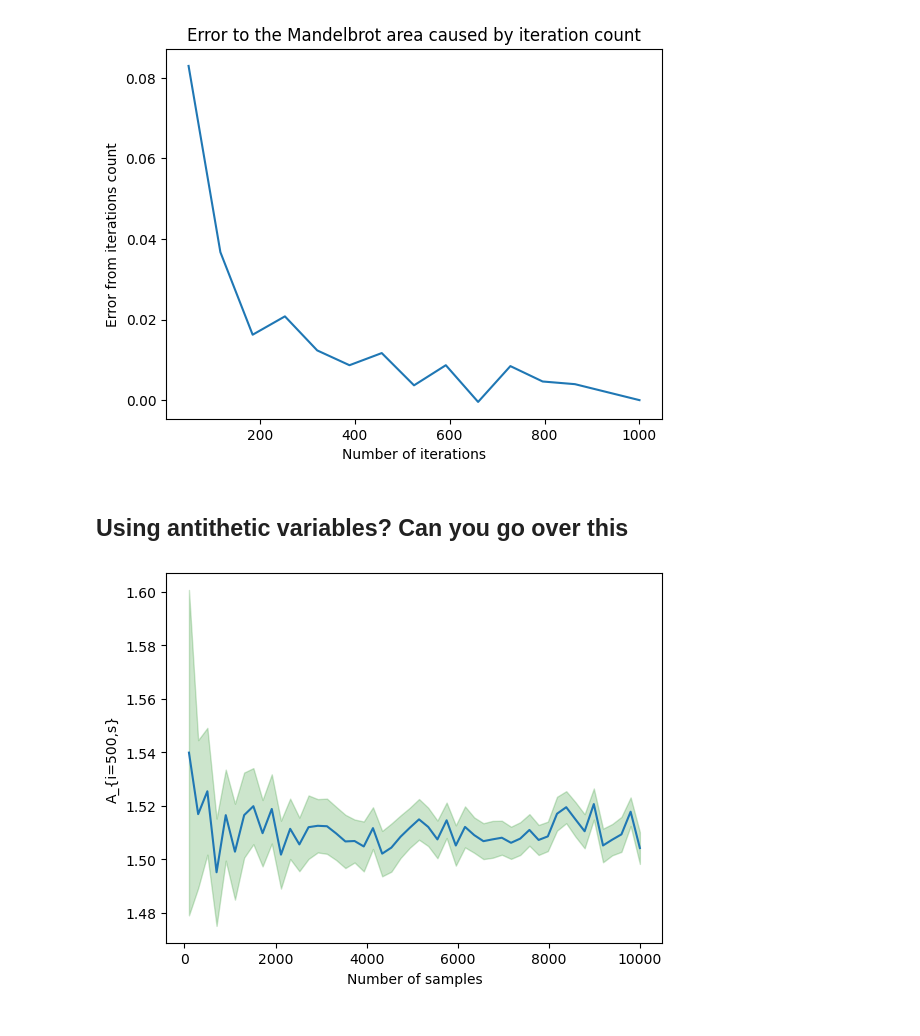
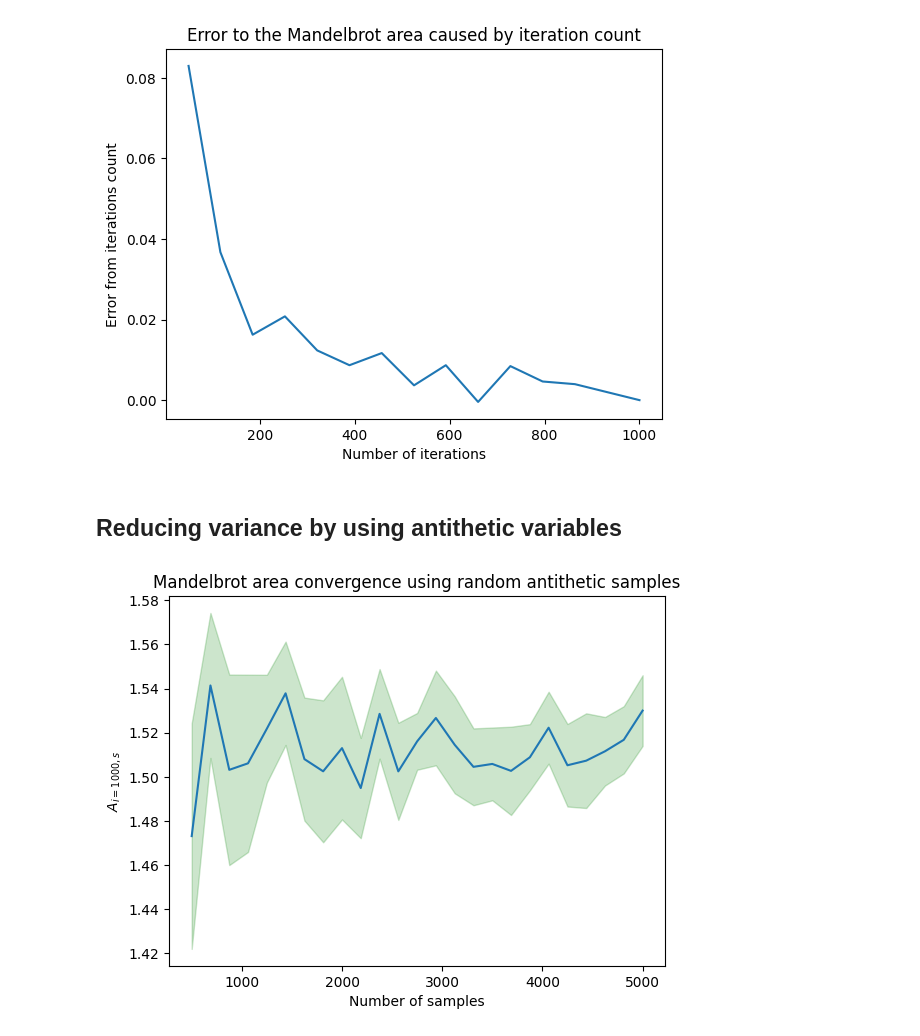
Before and after one commit to LodeVermeulen/stochastic-simulation, a Jupyter notebook: Homework 1/homework1.ipynb, the cells around one changed output. Cells and saved outputs as stored; diff of their text form; code cells hidden in the pictures.

Commit message:
Refactor antithetic samples

```diff
--- a/Homework 1/homework1.ipynb
+++ b/Homework 1/homework1.ipynb
@@ -730,34 +734,5 @@ def analyze_iterations_error(areas: np.ndarray[float], num_iterations: np.ndarra
 analyze_iterations_error(areas_orth, iterations_range_orth)
 # %% [output]
 [figure]
-# %% [markdown]
-## Using antithetic variables? Can you go over this
-# %%
-results_mc_V2 = np.zeros((len(num_iterations), len(num_samples), STANDARD_NUM_RUNS))
-for it_idx, iteration in enumerate(tqdm.tqdm(num_iterations, desc="Iterations Progress")):
-    for sample_idx, sample_size in enumerate(num_samples):
-        for run in range(STANDARD_NUM_RUNS):
-
-            u = np.random.uniform(size=sample_size)
-            v = np.random.uniform(size=sample_size)
-
-            real_parts = STANDARD_REAL_MIN + (STANDARD_REAL_MAX - STANDARD_REAL_MIN) * u
-            imag_parts = (
-                STANDARD_IMAGINARY_MIN + (STANDARD_IMAGINARY_MAX - STANDARD_IMAGINARY_MIN) * v
-            )
-            complex_values = real_parts + 1j * imag_parts
-
-            real_parts_anti = STANDARD_REAL_MIN + (STANDARD_REAL_MAX - STANDARD_REAL_MIN) * (1 - u)
-            imag_parts_anti = STANDARD_IMAGINARY_MIN + (
-                STANDARD_IMAGINARY_MAX - STANDARD_IMAGINARY_MIN
-            ) * (1 - v)
-            complex_values_anti = real_parts_anti + 1j * imag_parts_anti
-
-            domain_area = (STANDARD_REAL_MAX - STANDARD_REAL_MIN) * (
-                STANDARD_IMAGINARY_MAX - STANDARD_IMAGINARY_MIN
-            )
-
-            area_original = mandelbrot_area(complex_values, iteration, domain_area)
-            area_antithetic = mandelbrot_area(complex_values_anti, iteration, domain_area)
-
-            results_mc_V2[it_idx, sample_idx, run] = (area_original + area_antithetic) / 2
+# %% [markdown]
+## Reducing variance by using antithetic variables
@@ -764,11 +801,14 @@ for it_idx, iteration in enumerate(tqdm.tqdm(num_iterations, desc="Iterations Pr
 # %%
-mean_mc_anti, lowerbound_mc_anti, upperbound_mc_anti = confidence_interval(
-    results_mc_V2[-1, :, :], axis=1
+mean_areas_rs_antithetic, areas_lowerbound_rs_antithetic, areas_upperbound_rs_antithetic = confidence_interval(
+    areas_rs_antithetic[:, -1, :], axis=1
 )
-plt.plot(num_samples, mean_mc_anti)
+plt.title("Mandelbrot area convergence using random antithetic samples")
+plt.plot(samples_range_rs_antithetic, mean_areas_rs_antithetic)
 plt.xlabel("Number of samples")
-plt.fill_between(num_samples, lowerbound_mc_anti, upperbound_mc_anti, alpha=0.2, color="green")
-plt.ylabel(r"A_{i=500,s}")
+plt.fill_between(
+    samples_range_rs_antithetic, areas_lowerbound_rs_antithetic, areas_upperbound_rs_antithetic, alpha=0.2, color="green"
+)
+plt.ylabel(r"$A_{i=%i,s}$" % iterations_range_rs_antithetic[-1])
 plt.show()
 # %% [output]
-[figure, old version]
+[figure, new version]
```
Also changed, not shown: parts of 21 cells of this notebook.
